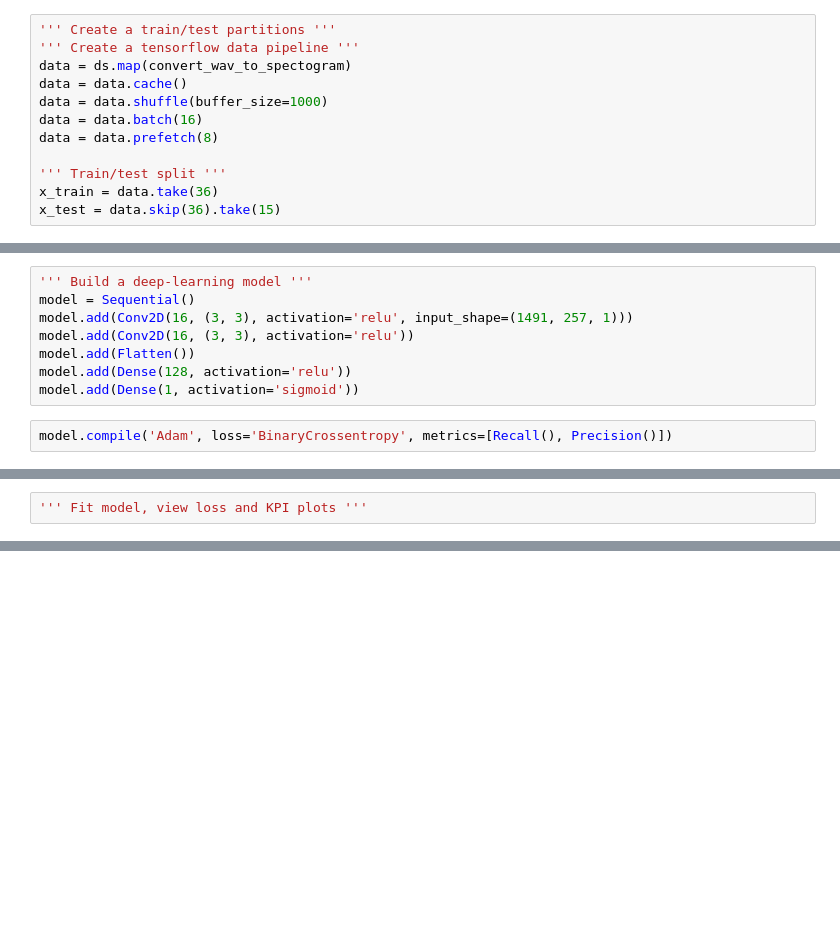
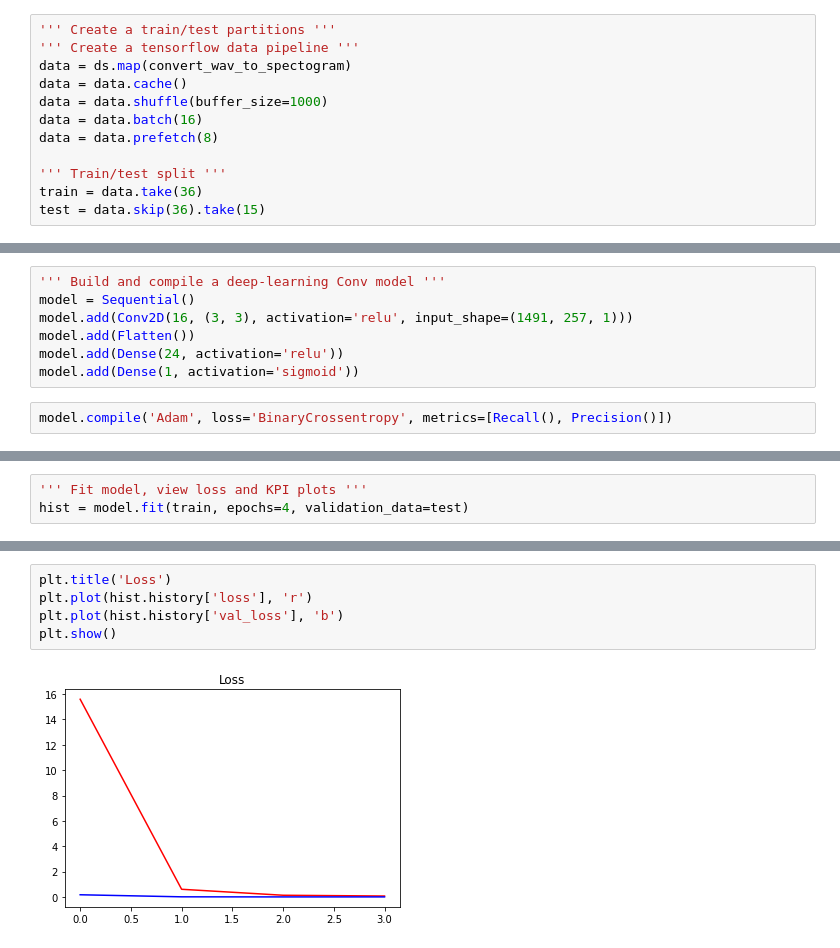
Before and after one commit to Victor-Fiamoncini/capuchin_audio_classification, a Jupyter notebook: src/main.ipynb, the cells around one changed output, grey strips where cells are left out. Cells and saved outputs as stored; diff of their text form; blank space fills up the shorter version.

```diff
--- a/src/main.ipynb
+++ b/src/main.ipynb
@@ -127,17 +127,16 @@ data = data.batch(16)
 data = data.prefetch(8)
 
 ''' Train/test split '''
-x_train = data.take(36)
-x_test = data.skip(36).take(15)
+train = data.take(36)
+test = data.skip(36).take(15)
 # %% [output]
 WARNING:tensorflow:Using a while_loop for converting IO>AudioResample
 # %%
-''' Build a deep-learning model '''
+''' Build and compile a deep-learning Conv model '''
 model = Sequential()
 model.add(Conv2D(16, (3, 3), activation='relu', input_shape=(1491, 257, 1)))
-model.add(Conv2D(16, (3, 3), activation='relu'))
 model.add(Flatten())
-model.add(Dense(128, activation='relu'))
+model.add(Dense(24, activation='relu'))
 model.add(Dense(1, activation='sigmoid'))
 # %%
 model.compile('Adam', loss='BinaryCrossentropy', metrics=[Recall(), Precision()])
@@ -164,3 +161,4 @@ Non-trainable params: 0
 _________________________________________________________________
 # %%
 ''' Fit model, view loss and KPI plots '''
+hist = model.fit(train, epochs=4, validation_data=test)
@@ -166,0 +174,7 @@ _________________________________________________________________
+# %%
+plt.title('Loss')
+plt.plot(hist.history['loss'], 'r')
+plt.plot(hist.history['val_loss'], 'b')
+plt.show()
+# %% [output]
+[figure, added]
```
Also changed, not shown: parts of 6 cells of this notebook.
